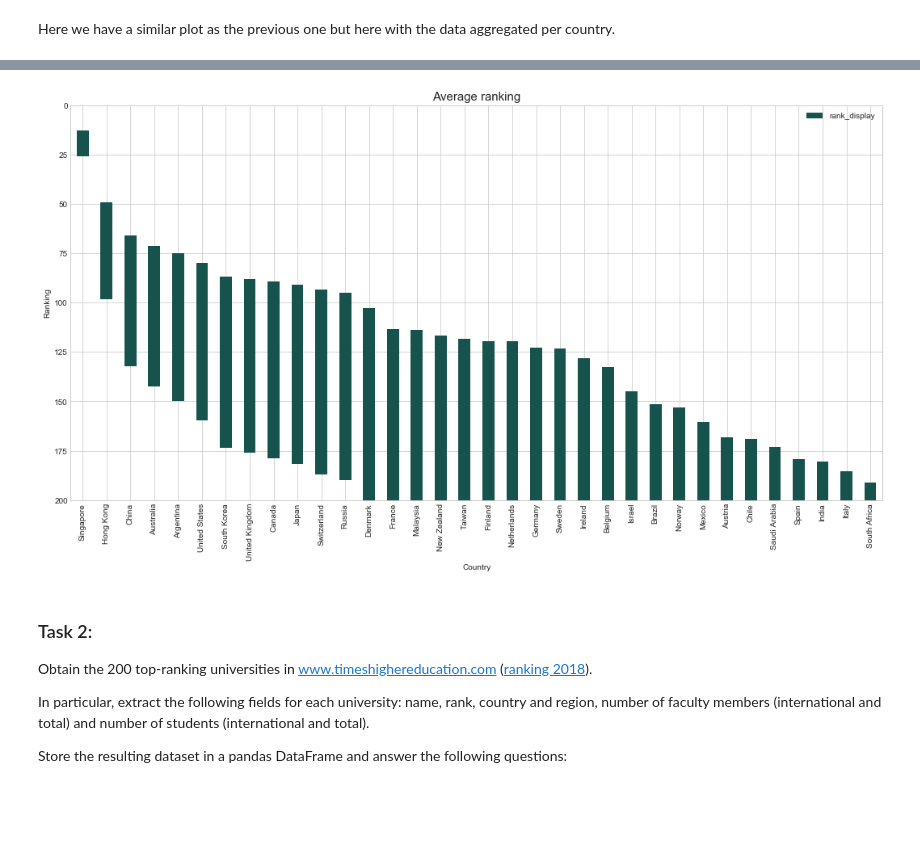
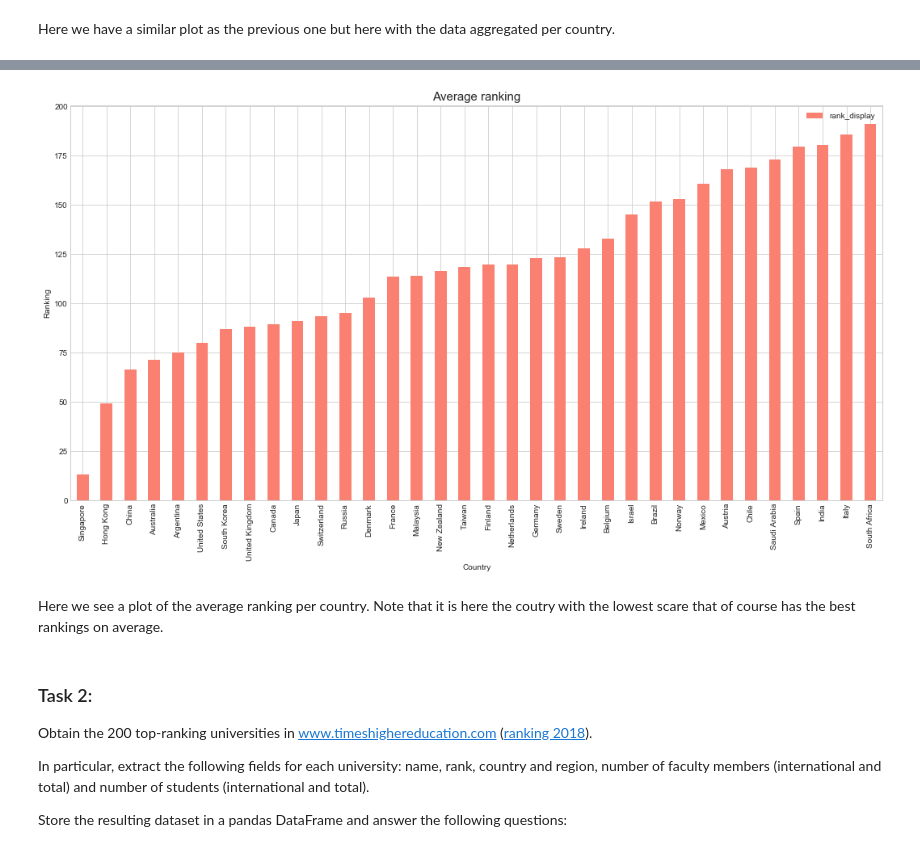
Before and after one commit to sourabhlal/ada2017, a Jupyter notebook: 02 - Data from the Web/homework02.ipynb, the cells around one changed output, grey strips where cells are left out. Cells and saved outputs as stored; diff of their text form; code cells hidden in the pictures; blank space fills up the shorter version.

```diff
--- a/02 - Data from the Web/homework02.ipynb
+++ b/02 - Data from the Web/homework02.ipynb
@@ -274,6 +274,5 @@ topuni_df_rank = topuni_df.drop(['title','Total Students','International Student
 topuni_df_rank['rank_display'] = topuni_df_rank['rank_display'].map(lambda x: x.replace('=',''))
 topuni_df_rank['rank_display'] = pd.to_numeric(topuni_df_rank['rank_display'])
 topuni_df_rank = topuni_df_rank.groupby('country',as_index=False).mean()
-#topuni_df_rank = topuni_df_rank.set_index('country')
+topuni_df_rank = topuni_df_rank.set_index('country')
 topuni_df_rank = topuni_df_rank.sort_values('rank_display')
-topuni_df_rank.head()
@@ -287,14 +279,15 @@ topuni_df_rank.head()
 # %%
 #Plotting and adding info
-topuni_df_rank.plot.bar(topuni_df_rank.country,bottom=topuni_df_rank.rank_display,figsize=(18,9))
+topuni_df_rank.plot.bar(figsize=(18,9),color='salmon')
 
 plt.title('Average ranking',fontsize=15)
 plt.ylabel('Ranking')
 plt.xlabel('Country')
-plt.ylim(200,0)
 plt.show()
 # %% [output]
-[figure, old version]
+[figure, new version]
+# %% [markdown]
+Here we see a plot of the average ranking per country. Note that it is here the coutry with the lowest scare that of course has the best rankings on average.
 # %% [markdown]
 ### Task 2:
 Obtain the 200 top-ranking universities in www.timeshighereducation.com ([ranking 2018](http://timeshighereducation.com/world-university-rankings/2018/world-ranking)).
```
Also changed, not shown: parts of 2 cells of this notebook.
